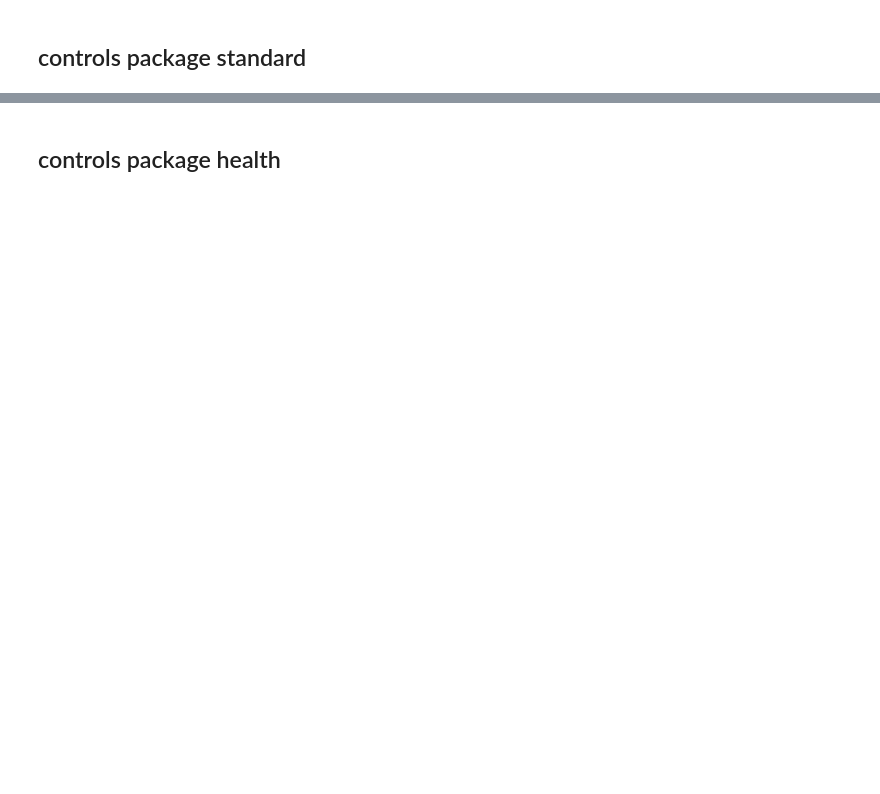
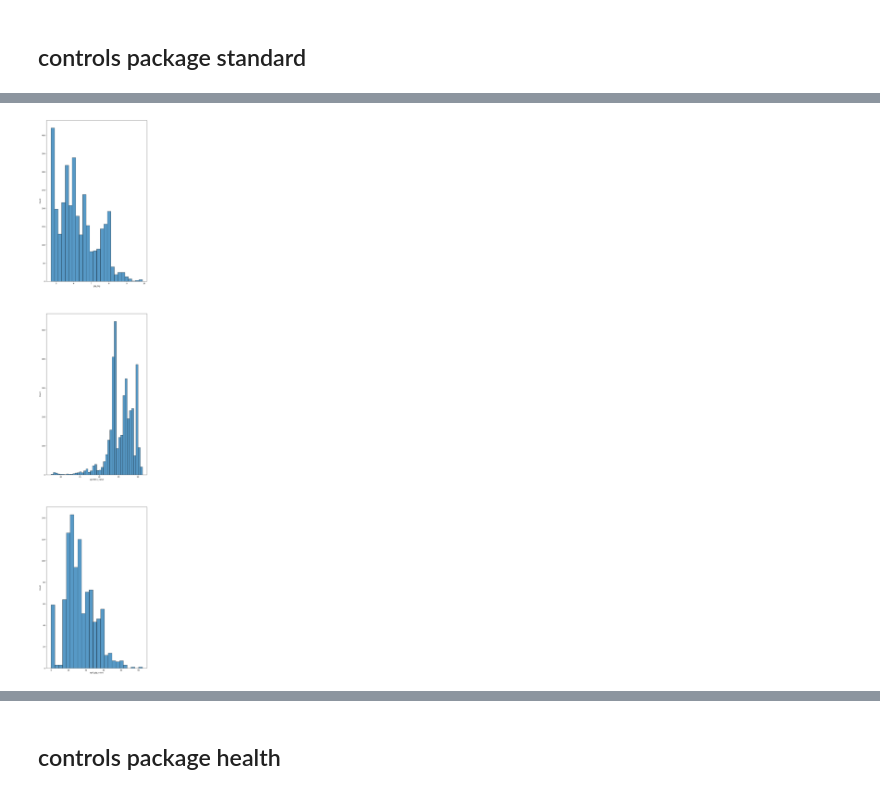
Before and after one commit to NatStrom/Thesis, a Jupyter notebook: descriptive analysis.ipynb, the cells around one changed output, grey strips where cells are left out. Cells and saved outputs as stored; diff of their text form; code cells hidden in the pictures; blank space fills up the shorter version.

```diff
--- a/descriptive analysis.ipynb
+++ b/descriptive analysis.ipynb
@@ -244,9 +294,14 @@ data_analysis['best'].describe()
 # %%
 #produce distribution plots
-sns.histplot(data_analysis['daly_all'],kde = True)
-plt.savefig('daly_all_hist.png')
+figure, axes = plt.subplots(3,1,figsize=(10,55))
+sns.histplot(data_analysis['gdp_log'],ax=axes[0])
+sns.histplot(data_analysis['age0014_value'],ax=axes[1])
+sns.histplot(data_analysis['xpd_gdp_value'],ax=axes[2])
+plt.savefig('standard_control_hist.png')
 
 #gdp has already been logtransformed
+# %% [output]
+[figure, added]
 # %%
 #inspect missingness
 is_null = data_analysis.isna().sum()
```
Also changed, not shown: parts of 33 cells of this notebook.
